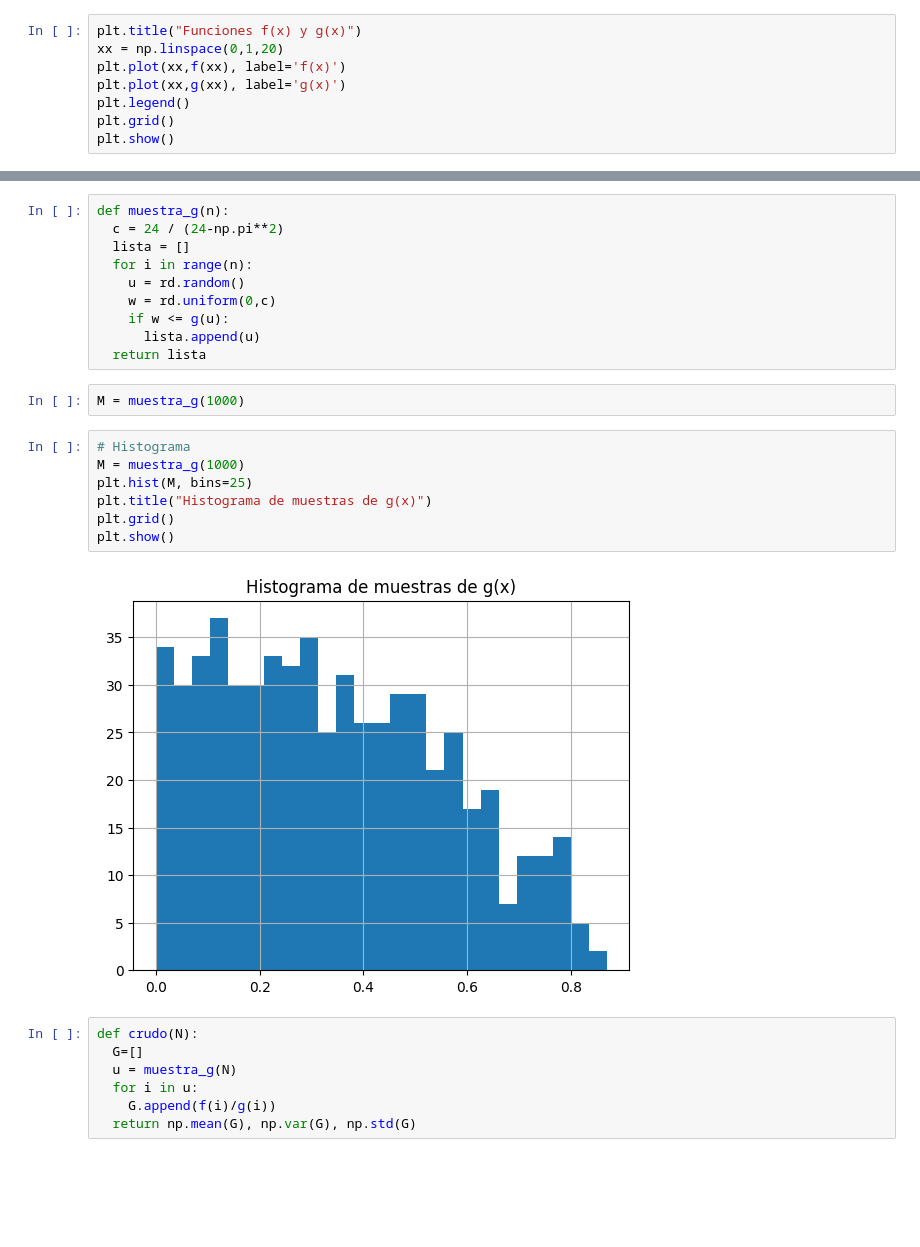
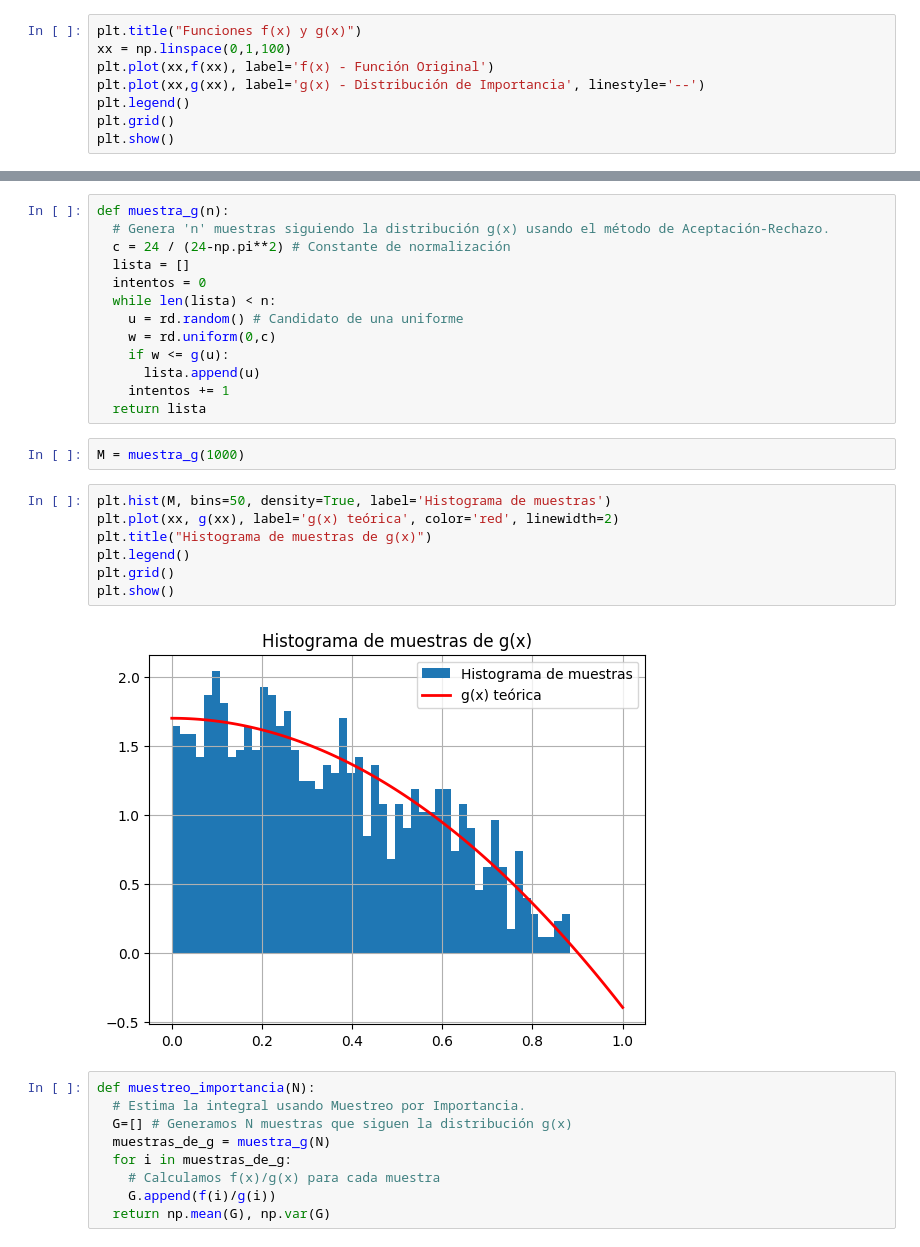
Before and after one commit to JazmineOrtizMarin/Simulaci-n-2, a Jupyter notebook: Muestreo_Importancia_Crudo.ipynb, the cells around one changed output, grey strips where cells are left out. Saved outputs shown, nothing was run; the diff lists cells and outputs as text; blank space fills up the shorter version.

```diff
--- a/Muestreo_Importancia_Crudo.ipynb
+++ b/Muestreo_Importancia_Crudo.ipynb
@@ -63,9 +63,9 @@ def g(x):
   return g
 # %%
 plt.title("Funciones f(x) y g(x)")
-xx = np.linspace(0,1,20)
-plt.plot(xx,f(xx), label='f(x)')
-plt.plot(xx,g(xx), label='g(x)')
+xx = np.linspace(0,1,100)
+plt.plot(xx,f(xx), label='f(x) - Función Original')
+plt.plot(xx,g(xx), label='g(x) - Distribución de Importancia', linestyle='--')
 plt.legend()
 plt.grid()
 plt.show()
@@ -89,29 +89,34 @@ $$\text{Aceptar } u \text{ si } w \le g(u).$$
 Las muestras aceptadas conforman el conjunto **M**, que sigue la distribución **g(x)**.
 # %%
 def muestra_g(n):
-  c = 24 / (24-np.pi**2)
+  # Genera 'n' muestras siguiendo la distribución g(x) usando el método de Aceptación-Rechazo.
+  c = 24 / (24-np.pi**2) # Constante de normalización
   lista = []
-  for i in range(n):
-    u = rd.random()
+  intentos = 0
+  while len(lista) < n:
+    u = rd.random() # Candidato de una uniforme
     w = rd.uniform(0,c)
     if w <= g(u):
       lista.append(u)
+    intentos += 1
   return lista
 # %%
 M = muestra_g(1000)
 # %%
-# Histograma
-M = muestra_g(1000)
-plt.hist(M, bins=25)
+plt.hist(M, bins=50, density=True, label='Histograma de muestras')
+plt.plot(xx, g(xx), label='g(x) teórica', color='red', linewidth=2)
 plt.title("Histograma de muestras de g(x)")
+plt.legend()
 plt.grid()
 plt.show()
 # %% [output]
-[figure, old version]
+[figure, new version]
 # %%
-def crudo(N):
-  G=[]
-  u = muestra_g(N)
-  for i in u:
+def muestreo_importancia(N):
+  # Estima la integral usando Muestreo por Importancia.
+  G=[] # Generamos N muestras que siguen la distribución g(x)
+  muestras_de_g = muestra_g(N)
+  for i in muestras_de_g:
+    # Calculamos f(x)/g(x) para cada muestra
     G.append(f(i)/g(i))
-  return np.mean(G), np.var(G), np.std(G)
+  return np.mean(G), np.var(G)
```
Also changed, not shown: parts of 8 cells of this notebook.
